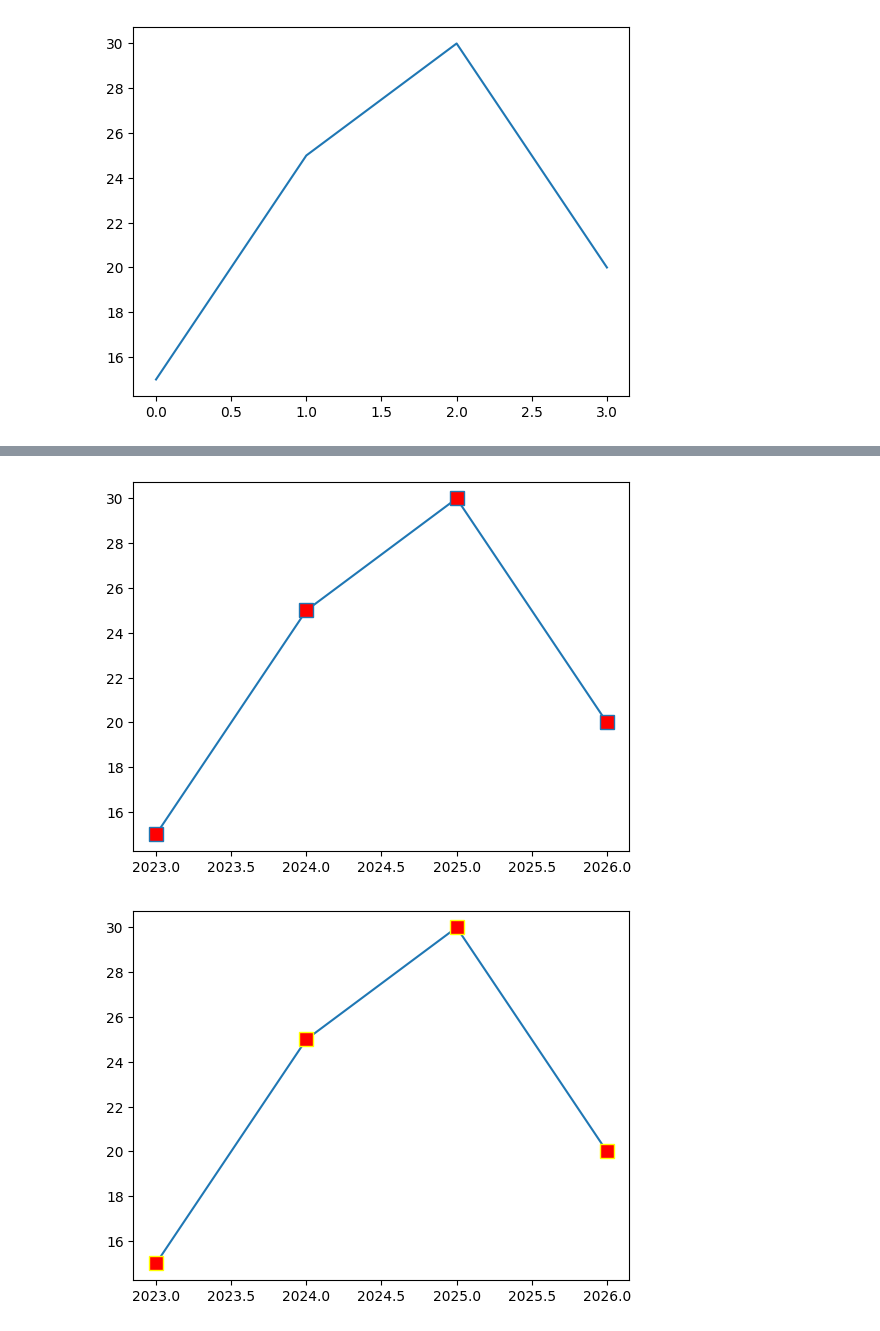
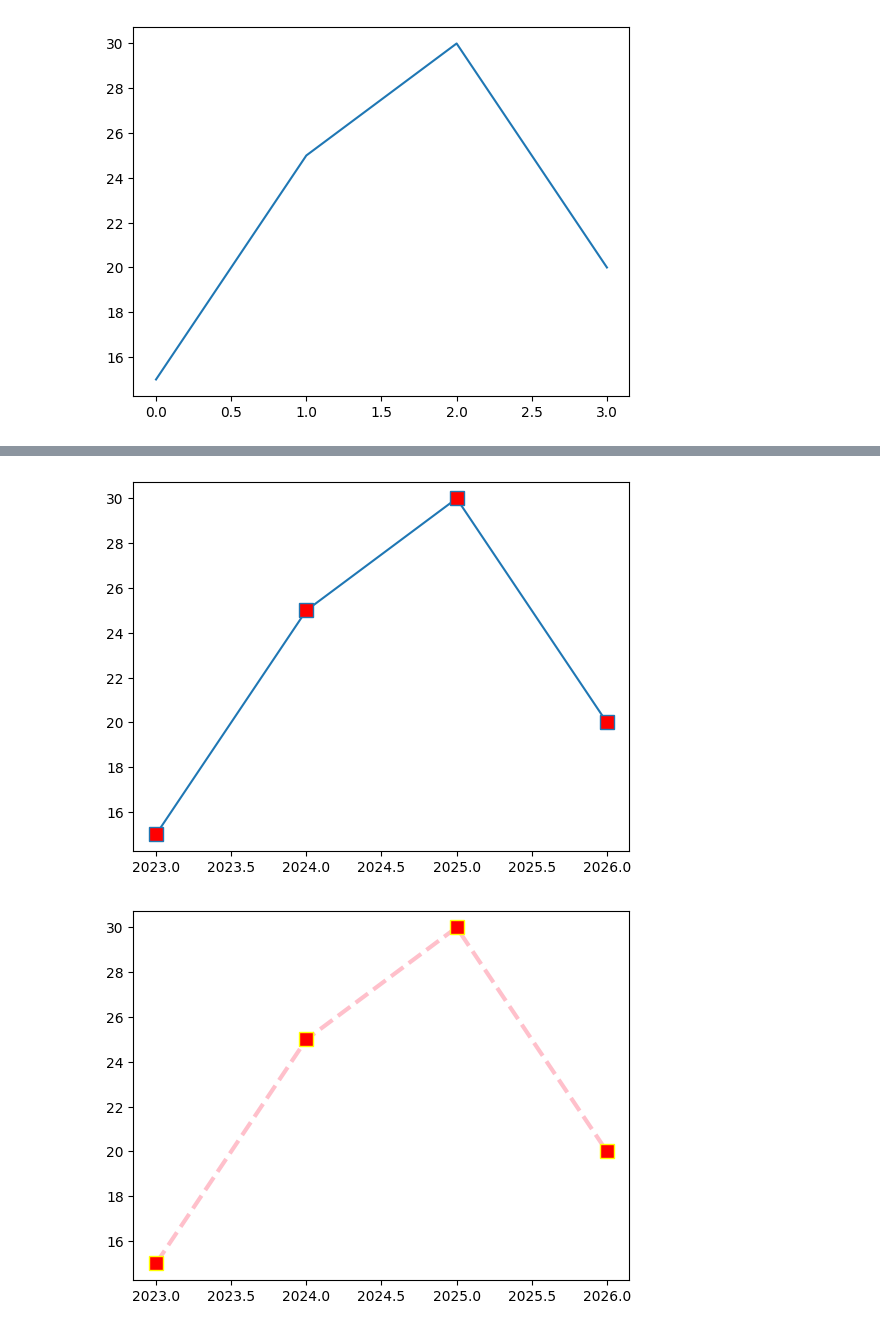
Before and after one commit to parinitaaa/python-libraries, a Jupyter notebook: matplotlib/analysis.ipynb, the cells around one changed output, grey strips where cells are left out. Saved outputs shown, nothing was run; the diff lists cells and outputs as text; code cells hidden in the pictures.

```diff
--- a/matplotlib/analysis.ipynb
+++ b/matplotlib/analysis.ipynb
@@ -19,14 +19,18 @@ plt.show()
 # %%
 plt.plot(x,y,marker='s')
 plt.show()
 plt.plot(x,y,marker='s',markersize=30) #markersize or ms
 plt.show()
 plt.plot(x,y,marker='s',markersize=10,markerfacecolor='red') #markerfacesize or mfs
 plt.show()
-plt.plot(x,y,marker='s',markersize=10,markerfacecolor='red',markeredgecolor='yellow') #markeredgesize or mes
+plt.plot(x,y,marker='s',markersize=10,markerfacecolor='red',markeredgecolor='yellow',linestyle='dashed',linewidth=3,color='pink') #markeredgesize or mes
+#dashed,dotted,dashdot,None,solid
 plt.show()
+y2=np.array([17,23,38,5])
+plt.plot(x,y2)
+plt.show()
 # %% [output]
 [figure]
 [figure]
 [figure]
-[figure, old version]
+[figure, new version]
```
Also changed, not shown: parts of 10 cells of this notebook, 1 other file.
